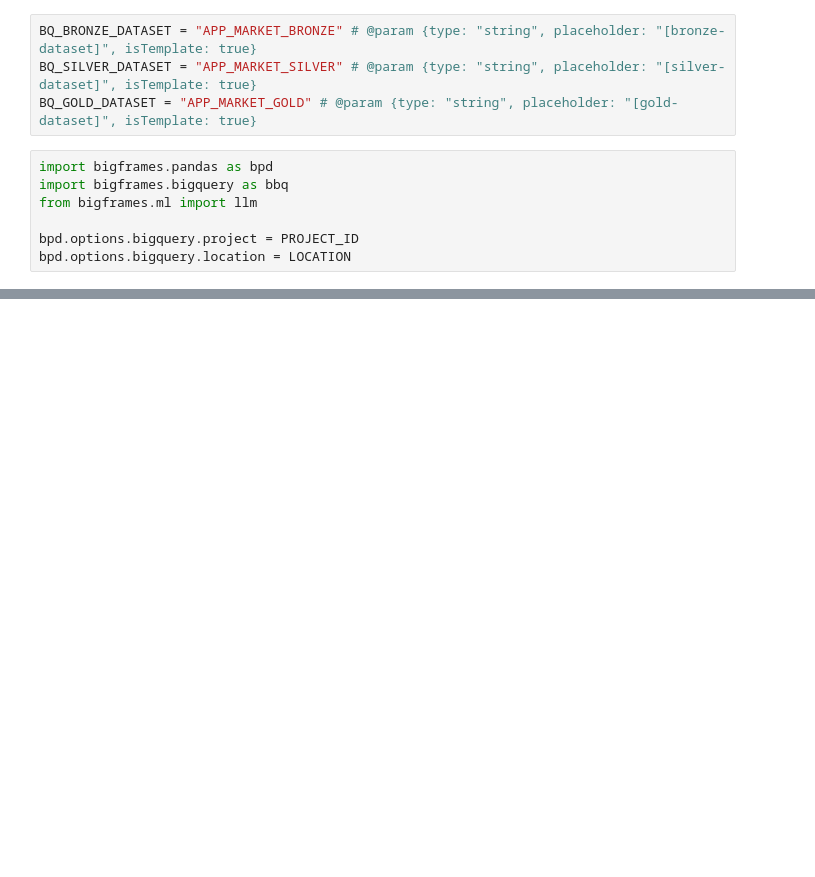
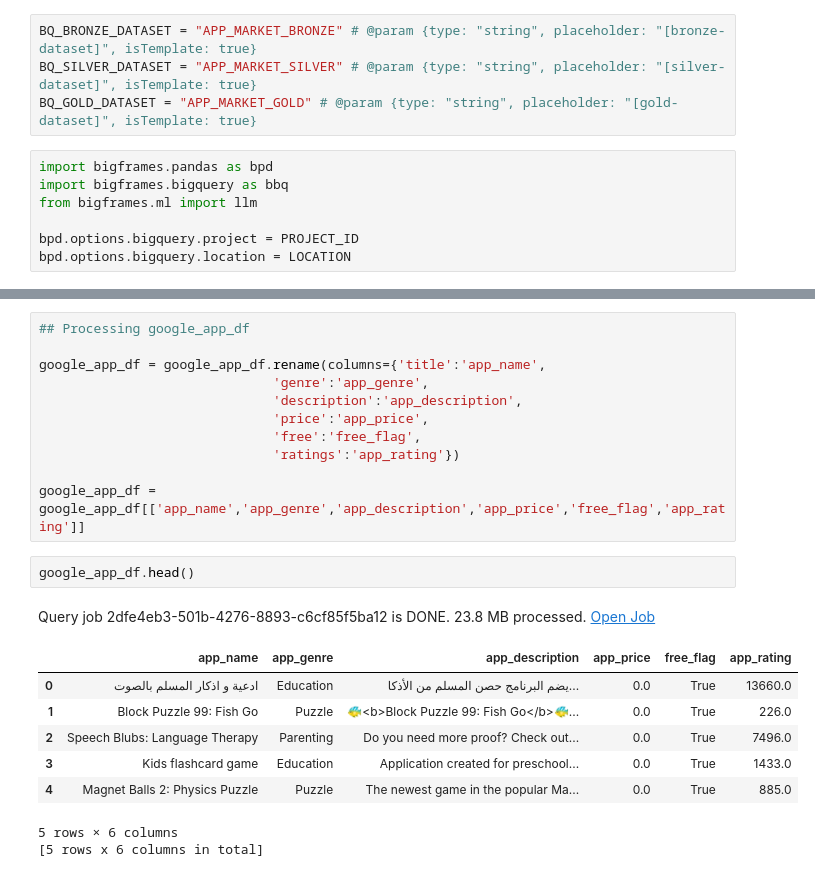
Before and after one commit to smvinodkumar910/market-mirror, a Jupyter notebook: backend/04_processing_data_02.ipynb, the cells around one changed output, grey strips where cells are left out. Drawn from its saved outputs; the diff is of its cells as text; blank space fills up the shorter version.

```diff
--- a/backend/04_processing_data_02.ipynb
+++ b/backend/04_processing_data_02.ipynb
@@ -27,0 +62,23 @@ bpd.options.bigquery.location = LOCATION
+# %%
+## Processing google_app_df
+
+google_app_df = google_app_df.rename(columns={'title':'app_name',
+                              'genre':'app_genre',
+                              'description':'app_description',
+                              'price':'app_price',
+                              'free':'free_flag',
+                              'ratings':'app_rating'})
+
+google_app_df = google_app_df[['app_name','app_genre','app_description','app_price','free_flag','app_rating']]
+# %%
+google_app_df.head()
+# %% [output]
+Query job 2dfe4eb3-501b-4276-8893-c6cf85f5ba12 is DONE. 23.8 MB processed. Open Job
+|  | app_name | app_genre | app_description | app_price | free_flag | app_rating |
+| 0 | ادعية و اذكار المسلم بالصوت | Education | يضم البرنامج حصن المسلم من الأذكا... | 0.0 | True | 13660.0 |
+| 1 | Block Puzzle 99: Fish Go | Puzzle | 🐠<b>Block Puzzle 99: Fish Go</b>🐠... | 0.0 | True | 226.0 |
+| 2 | Speech Blubs: Language Therapy | Parenting | Do you need more proof? Check out... | 0.0 | True | 7496.0 |
+| 3 | Kids flashcard game | Education | Application created for preschool... | 0.0 | True | 1433.0 |
+| 4 | Magnet Balls 2: Physics Puzzle | Puzzle | The newest game in the popular Ma... | 0.0 | True | 885.0 |
+5 rows × 6 columns
+[5 rows x 6 columns in total]
```
Also changed, not shown: parts of 31 cells of this notebook, 5 other files.
